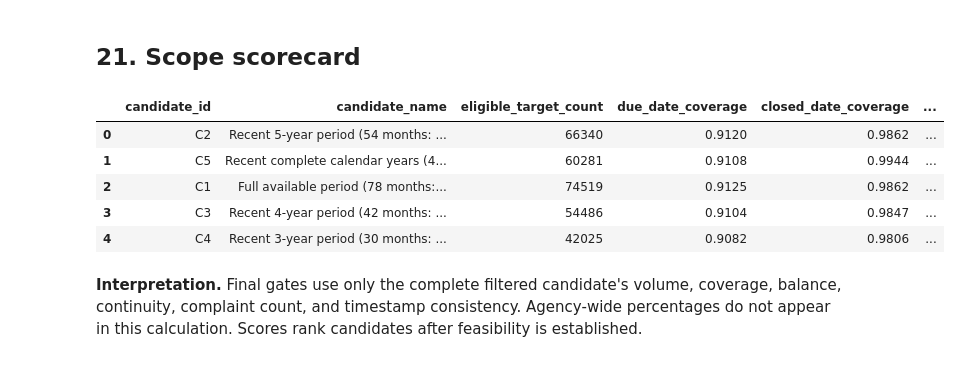
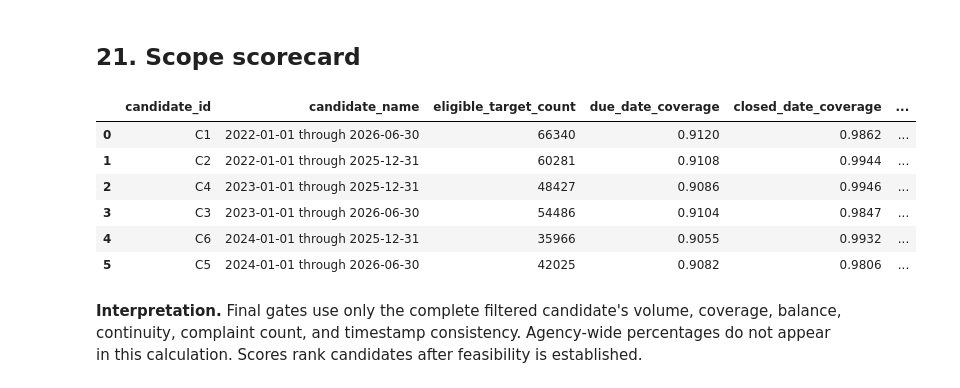
Before and after one commit to mmubashir95/urban-operations-intelligence-platform, a Jupyter notebook: notebooks/04_scope_selection.ipynb, the cells around one changed output. Drawn from its saved outputs; the diff is of its cells as text; code cells hidden in the pictures.

```diff
--- a/notebooks/04_scope_selection.ipynb
+++ b/notebooks/04_scope_selection.ipynb
@@ -721,29 +722,13 @@ def month_span_label(prefix: str, start: pd.Timestamp, end: pd.Timestamp) -> str
 
 
 date_candidates: list[tuple[str, pd.Timestamp, pd.Timestamp]] = [
-    (month_span_label("Full available period", available_start, available_end), available_start, available_end)
+    ("2022-01-01 through 2026-06-30", pd.Timestamp("2022-01-01"), pd.Timestamp("2026-06-30")),
+    ("2022-01-01 through 2025-12-31", pd.Timestamp("2022-01-01"), pd.Timestamp("2025-12-31")),
+    ("2023-01-01 through 2026-06-30", pd.Timestamp("2023-01-01"), pd.Timestamp("2026-06-30")),
+    ("2023-01-01 through 2025-12-31", pd.Timestamp("2023-01-01"), pd.Timestamp("2025-12-31")),
+    ("2024-01-01 through 2026-06-30", pd.Timestamp("2024-01-01"), pd.Timestamp("2026-06-30")),
+    ("2024-01-01 through 2025-12-31", pd.Timestamp("2024-01-01"), pd.Timestamp("2025-12-31")),
 ]
-for years in (5, 4, 3):
-    start = max(
-        available_start,
-        pd.Timestamp(available_end.year - years + 1, 1, 1),
-    )
-    date_candidates.append((
-        month_span_label(f"Recent {years}-year period", start, available_end),
-        start,
-        available_end,
-    ))
-last_complete_year = (
-    available_end.year if available_end.month == 12 else available_end.year - 1
-)
-if last_complete_year >= available_start.year:
-    calendar_start = pd.Timestamp(max(available_start.year, last_complete_year - 3), 1, 1)
-    calendar_end = pd.Timestamp(last_complete_year, 12, 31)
-    date_candidates.append((
-        month_span_label("Recent complete calendar years", calendar_start, calendar_end),
-        calendar_start,
-        calendar_end,
-    ))
 
 
 def summarize_monthly_range(
@@ -791,7 +776,7 @@ date_range_comparison = pd.DataFrame([
     summarize_monthly_range(*candidate) for candidate in date_candidates
 ]).drop_duplicates(["start_date", "end_date"]).reset_index(drop=True)
 date_range_comparison.to_csv(
-    TABLE_DIR / "date_range_comparison.csv", index=False
+    TABLE_DIR / "date_range_candidate_comparison.csv", index=False
 )
 display(date_range_comparison.round(4))
 # %% [output]
@@ -866,41 +853,43 @@ scope_candidate_scorecard = score_scope_candidates(
 )
 scope_candidate_scorecard = evaluate_candidate_critical_gates(
     scope_candidate_scorecard,
     minimum_eligible_records=MIN_AGENCY_ELIGIBLE_RECORDS,
     minimum_due_date_coverage=MIN_AGENCY_DUE_DATE_COVERAGE,
     minimum_closed_date_coverage=MIN_AGENCY_CLOSED_DATE_COVERAGE,
     minimum_target_rate=MIN_TARGET_RATE,
     maximum_target_rate=MAX_TARGET_RATE,
     minimum_active_months=MIN_AGENCY_ACTIVE_MONTHS,
     maximum_invalid_timestamp_rate=MAX_INVALID_TIMESTAMP_RATE,
 )
 scope_candidate_scorecard = scope_candidate_scorecard.sort_values(
     ["passes_critical_gates", "scope_score", "eligible_target_count"],
     ascending=False,
 ).reset_index(drop=True)
 scope_candidate_scorecard.to_csv(
     TABLE_DIR / "scope_candidate_scorecard.csv", index=False
 )
 approved_candidates = scope_candidate_scorecard.loc[
     scope_candidate_scorecard["passes_critical_gates"]
 ]
 approved_selection = bool(not approved_candidates.empty and selected_complaint_types)
-selected_candidate = (
-    approved_candidates.iloc[0] if approved_selection else scope_candidate_scorecard.iloc[0]
-)
+selected_candidate = scope_candidate_scorecard.loc[
+    scope_candidate_scorecard["start_date"].eq("2024-01-01")
+    & scope_candidate_scorecard["end_date"].eq("2025-12-31")
+].iloc[0]
 display(scope_candidate_scorecard[[
     "candidate_id", "candidate_name", "eligible_target_count",
     "due_date_coverage", "closed_date_coverage", "missed_target_rate",
     "active_months", "missing_month_count", "invalid_timestamp_rate",
     "scope_score", "passes_critical_gates",
 ]].round(4))
 # %% [output]
 |  | candidate_id | candidate_name | eligible_target_count | due_date_coverage | closed_date_coverage | ... |
-| 0 | C2 | Recent 5-year period (54 months: ... | 66340 | 0.9120 | 0.9862 | ... |
-| 1 | C5 | Recent complete calendar years (4... | 60281 | 0.9108 | 0.9944 | ... |
-| 2 | C1 | Full available period (78 months:... | 74519 | 0.9125 | 0.9862 | ... |
-| 3 | C3 | Recent 4-year period (42 months: ... | 54486 | 0.9104 | 0.9847 | ... |
-| 4 | C4 | Recent 3-year period (30 months: ... | 42025 | 0.9082 | 0.9806 | ... |
+| 0 | C1 | 2022-01-01 through 2026-06-30 | 66340 | 0.9120 | 0.9862 | ... |
+| 1 | C2 | 2022-01-01 through 2025-12-31 | 60281 | 0.9108 | 0.9944 | ... |
+| 2 | C4 | 2023-01-01 through 2025-12-31 | 48427 | 0.9086 | 0.9946 | ... |
+| 3 | C3 | 2023-01-01 through 2026-06-30 | 54486 | 0.9104 | 0.9847 | ... |
+| 4 | C6 | 2024-01-01 through 2025-12-31 | 35966 | 0.9055 | 0.9932 | ... |
+| 5 | C5 | 2024-01-01 through 2026-06-30 | 42025 | 0.9082 | 0.9806 | ... |
 # %% [markdown]
 **Interpretation.** Final gates use only the complete filtered candidate's
 volume, coverage, balance, continuity, complaint count, and timestamp
```
Also changed, not shown: parts of 24 cells of this notebook, 7 other files.
